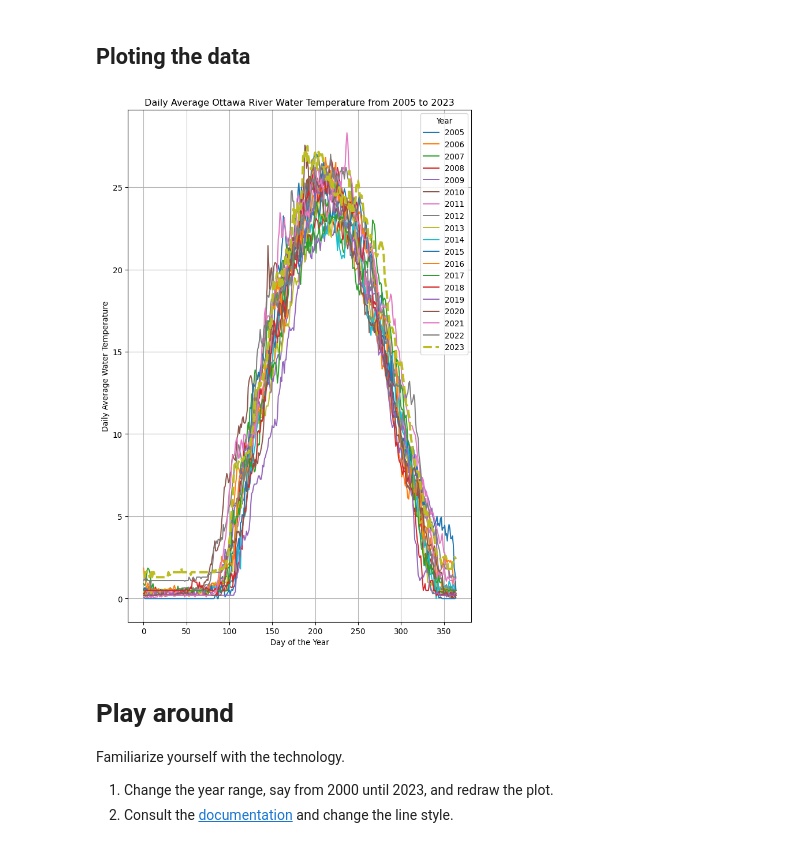
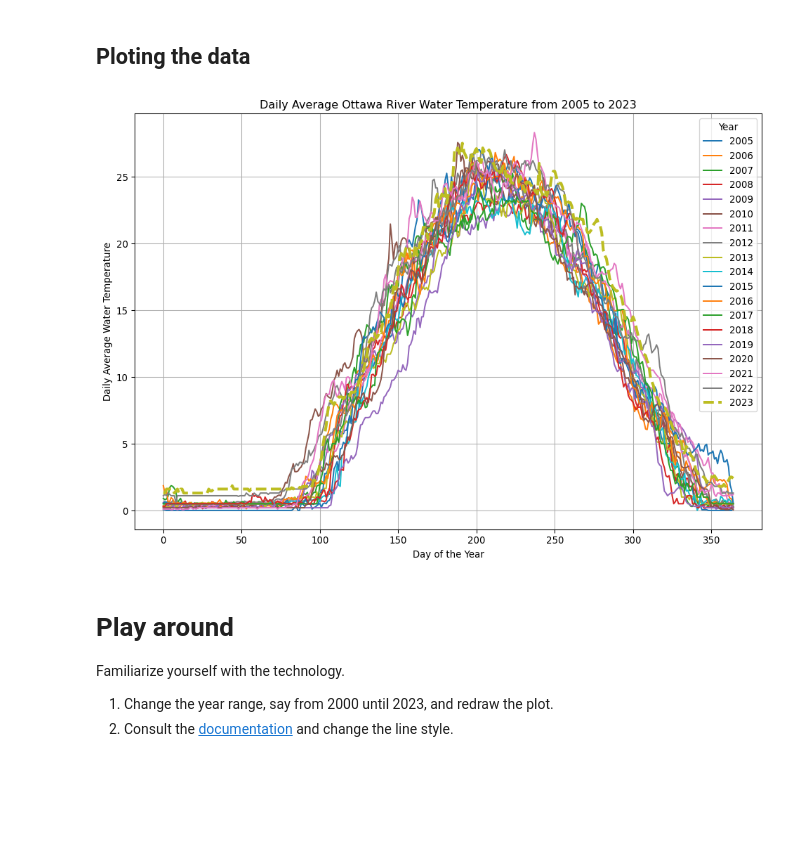
Before and after one commit to yushika-j/csi4106-f24, a Jupyter notebook: notebooks/lectures/02/01_ottawa_river_temperature.ipynb, the cells around one changed output. Cells and saved outputs as stored; diff of their text form; code cells hidden in the pictures; blank space fills up the shorter version.

```diff
--- a/notebooks/lectures/02/01_ottawa_river_temperature.ipynb
+++ b/notebooks/lectures/02/01_ottawa_river_temperature.ipynb
@@ -128,22 +132,22 @@ for year, col in zip(years, columns):
 ## Ploting the data
 # %%
 # Plot the data
-plt.figure(figsize=(8, 12))
+plt.figure(figsize=(12, 8))
 
 for year in years:
   if year == 2023:
     plt.plot(data[year], label=str(year), linewidth=3, linestyle='--')
   else:
     plt.plot(data[year], label=str(year))
 
 plt.xlabel('Day of the Year')
 plt.ylabel('Daily Average Water Temperature')
 plt.title('Daily Average Ottawa River Water Temperature from 2005 to 2023')
 plt.legend(title='Year')
 plt.grid(True)
 plt.show()
 # %% [output]
-[figure, old version]
+[figure, new version]
 # %% [markdown]
 # Play around
 
```
Also changed, not shown: parts of 1 cell of this notebook.
